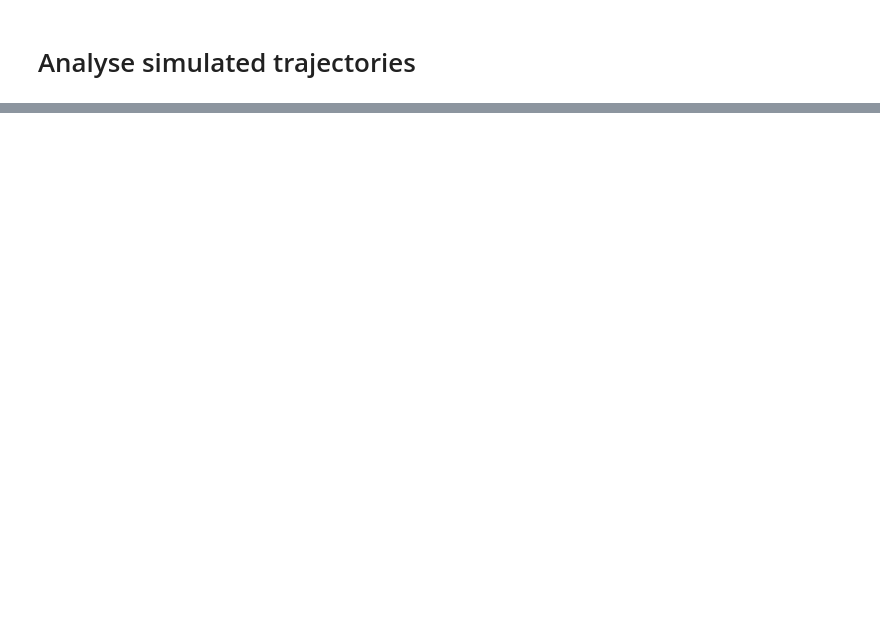
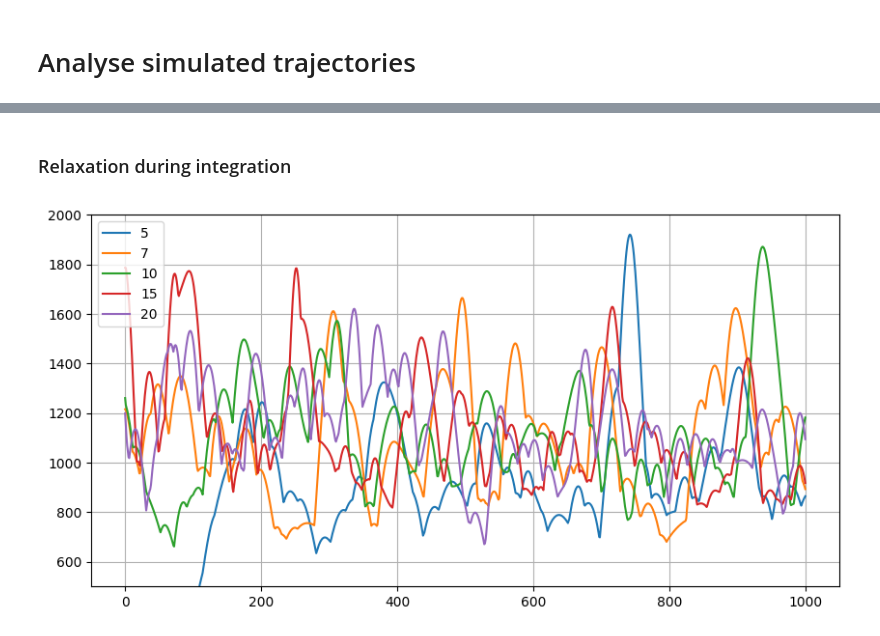
Before and after one commit to tumaer/ql-les-data, a Jupyter notebook: notebooks/trajs.ipynb, the cells around one changed output, grey strips where cells are left out. Cells and saved outputs as stored; diff of their text form; code cells hidden in the pictures; blank space fills up the shorter version.

````diff
--- a/notebooks/trajs.ipynb
+++ b/notebooks/trajs.ipynb
@@ -92 +106,21 @@ python main.py config=configs/tgv2d.yaml mode=integrate gpu=7
 ```
+# %% [markdown]
+### Relaxation during integration
+# %%
+import pickle
+with open("../results_tgv2d/accs.pkl", "rb") as f:
+    accs = pickle.load(f)
+
+import matplotlib.pyplot as plt
+
+fig = plt.figure(figsize=(10, 5))
+for k, v in accs.items():
+    if k<22:
+        plt.plot(v, label=k)
+
+plt.ylim(500, 2000)
+# plt.yscale("log")
+plt.legend()
+plt.grid()
+# %% [output]
+[figure, added]
````
Also changed, not shown: parts of 11 cells of this notebook, 11 other files.
